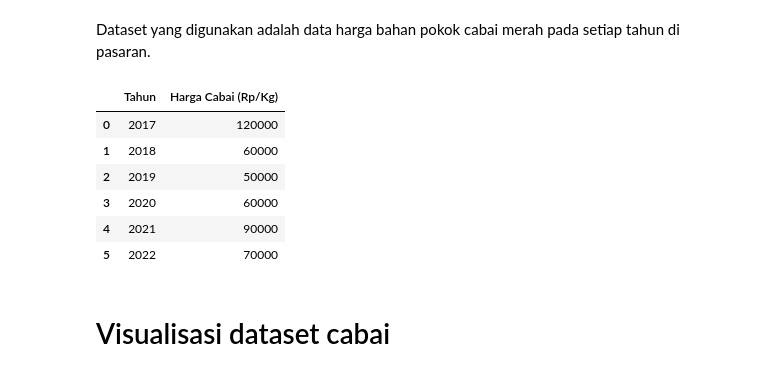
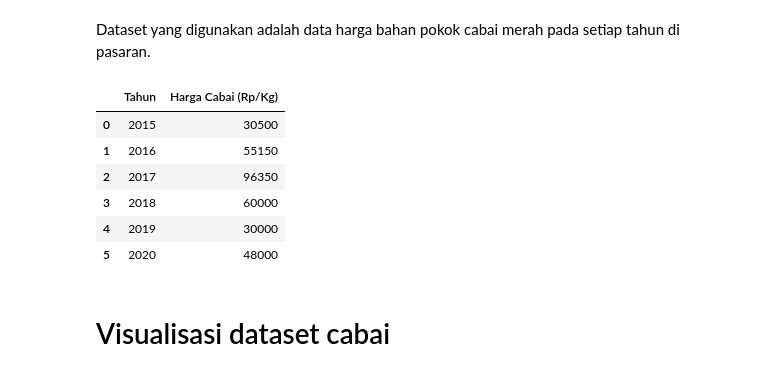
Before and after one commit to IlyasHidayatR/Python_DAA, a Jupyter notebook: Regresi_PrediksiHargaCabai.ipynb, the cells around one changed output. Saved outputs shown, nothing was run; the diff lists cells and outputs as text; code cells hidden in the pictures.

```diff
--- a/Regresi_PrediksiHargaCabai.ipynb
+++ b/Regresi_PrediksiHargaCabai.ipynb
@@ -7,19 +7,19 @@ Dataset yang digunakan adalah data harga bahan pokok cabai merah pada setiap tah
 # %%
 import pandas as pd
 
-Chili = {'Tahun': [2017, 2018, 2019, 2020, 2021, 2022],
-         'Harga Cabai (Rp/Kg)' : [120000, 60000, 50000, 60000, 90000, 70000]}
+Chili = {'Tahun': [2015, 2016, 2017, 2018, 2019, 2020],
+         'Harga Cabai (Rp/Kg)' : [30500, 55150, 96350, 60000, 30000, 48000]}
 
 Chili_df = pd.DataFrame(Chili)
 Chili_df
 # %% [output]
 |  | Tahun | Harga Cabai (Rp/Kg) |
-| 0 | 2017 | 120000 |
-| 1 | 2018 | 60000 |
-| 2 | 2019 | 50000 |
-| 3 | 2020 | 60000 |
-| 4 | 2021 | 90000 |
-| 5 | 2022 | 70000 |
+| 0 | 2015 | 30500 |
+| 1 | 2016 | 55150 |
+| 2 | 2017 | 96350 |
+| 3 | 2018 | 60000 |
+| 4 | 2019 | 30000 |
+| 5 | 2020 | 48000 |
 # %% [markdown]
 # Visualisasi dataset cabai
 # %% [markdown]
```
Also changed, not shown: parts of 16 cells of this notebook.
